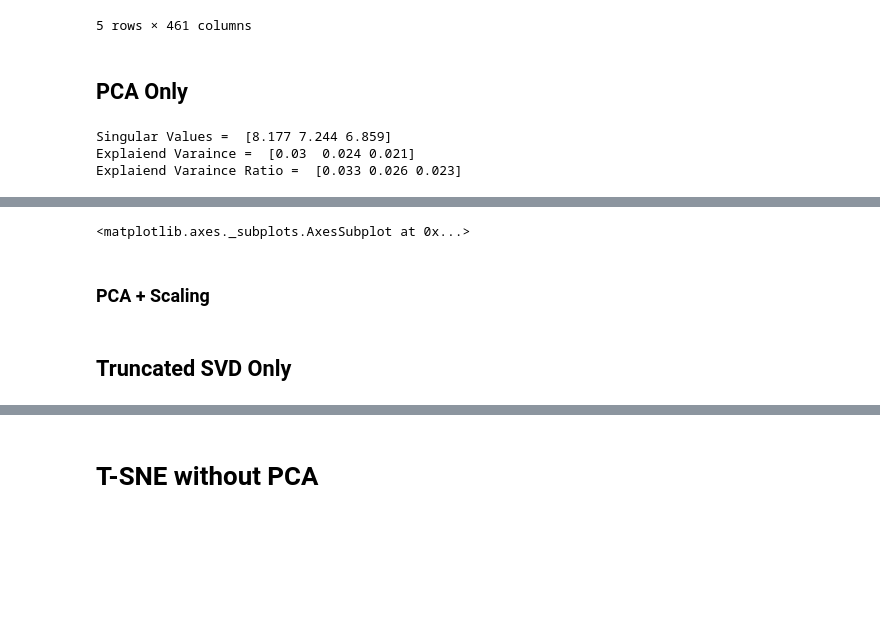
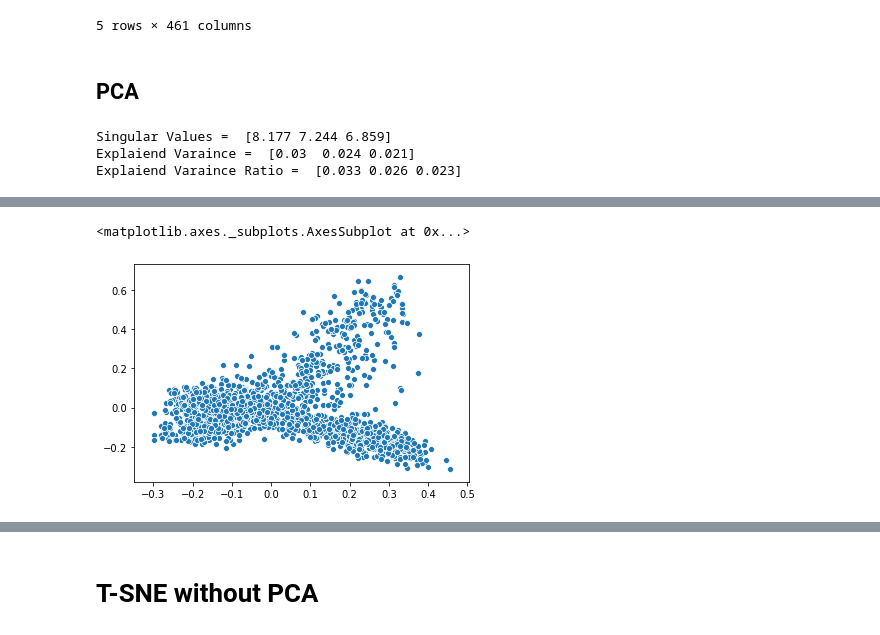
Before and after one commit to PabloRR100/NLP, a Jupyter notebook: Side_projects/Document_Clustering/Notebooks__Local/Data_Visualization/t-SNE.ipynb, the cells around one changed output, grey strips where cells are left out. Cells and saved outputs as stored; diff of their text form; code cells hidden in the pictures; blank space fills up the shorter version.

```diff
--- a/Side_projects/Document_Clustering/Notebooks__Local/Data_Visualization/t-SNE.ipynb
+++ b/Side_projects/Document_Clustering/Notebooks__Local/Data_Visualization/t-SNE.ipynb
@@ -101,7 +105,7 @@ tfidf.representation.head()
 | 4 | 0.000 | 0.000 | 0.000 | 0.115 | 0.000 | 0.000 | 0.000 | 0.000 | 0.000 | 0.000 | ... | ... |
 5 rows × 461 columns
 # %% [markdown]
-## PCA Only
+## PCA
 # %%
 from sklearn.decomposition import PCA
 # %%
@@ -115,5 +119,5 @@ Singular Values =  [8.177 7.244 6.859]
 Explaiend Varaince =  [0.03  0.024 0.021]
 Explaiend Varaince Ratio =  [0.033 0.026 0.023]
 # %%
-sns.scatterplot(x=pca_output[:,0], y=pca_output[:,1], )
+sns.scatterplot(x=pca_output[:,0], y=pca_output[:,1])
 # %% [output]
@@ -122,5 +124,2 @@ sns.scatterplot(x=pca_output[:,0], y=pca_output[:,1], )
 <matplotlib.axes._subplots.AxesSubplot at 0x...>
+[figure, added]
-# %% [markdown]
-### PCA + Scaling
-# %% [markdown]
-## Truncated SVD Only
```
Also changed, not shown: parts of 16 cells of this notebook, 2 other files.
